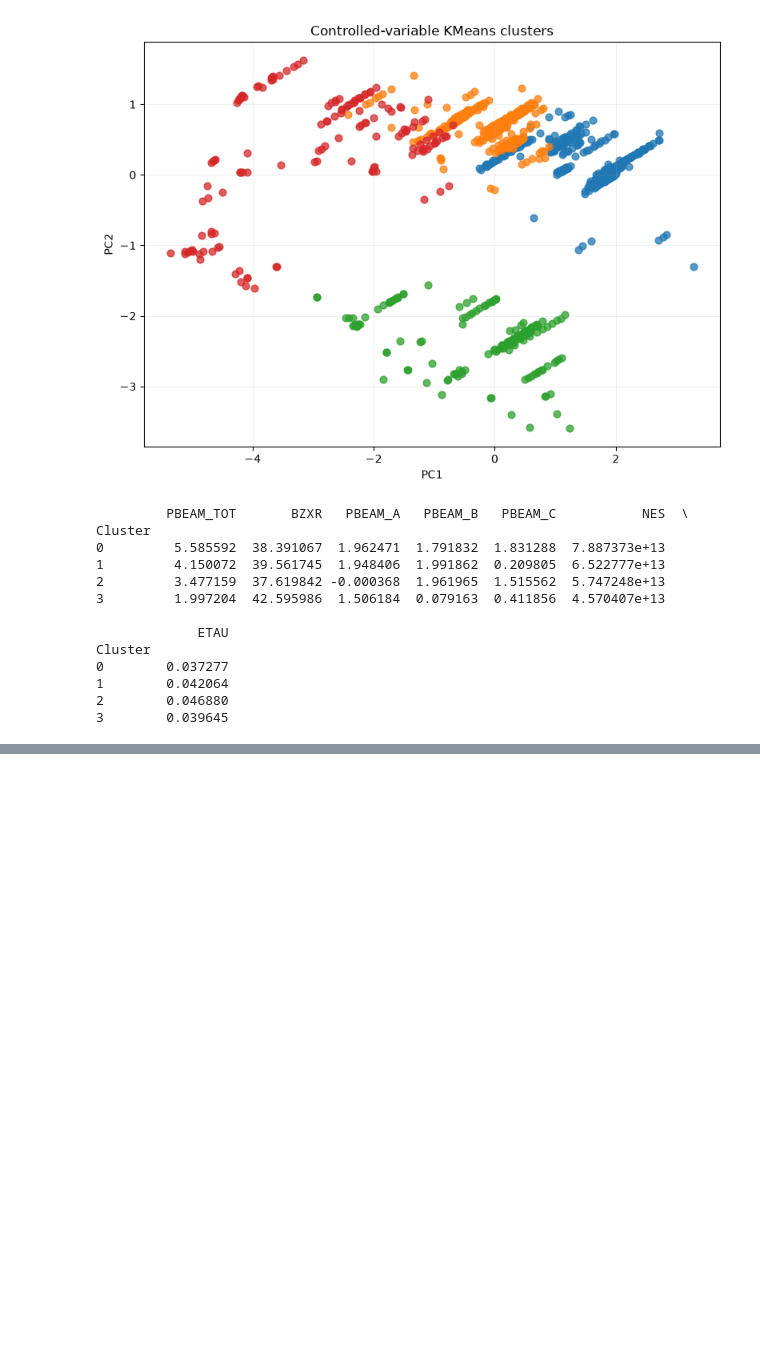
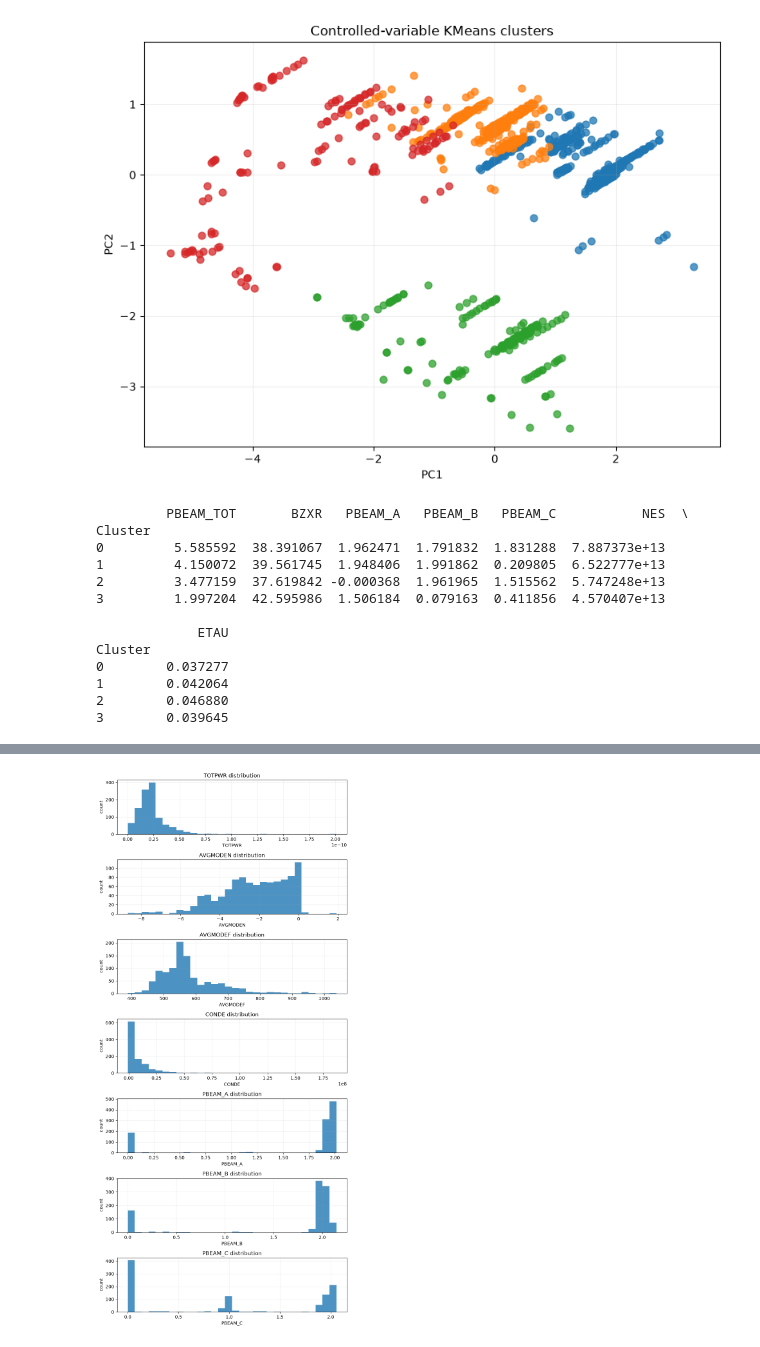
Before and after one commit to aldensantoso/electron_thermal_transport, a Jupyter notebook: 02_data_preprocessing.ipynb, the cells around one changed output, grey strips where cells are left out. Cells and saved outputs as stored; diff of their text form; code cells hidden in the pictures; blank space fills up the shorter version.

```diff
--- a/02_data_preprocessing.ipynb
+++ b/02_data_preprocessing.ipynb
@@ -34,12 +72,6 @@ Target column: tau_e
 # %%
 # Cell 2: variable distributions, correlation matrix, and controlled-feature KMeans summary
-import matplotlib.pyplot as plt
-import seaborn as sns
-import numpy as np
-import pandas as pd
-from sklearn.preprocessing import StandardScaler
-from sklearn.decomposition import PCA
-from sklearn.cluster import KMeans
+
 
 # 1) distributions for the chosen controlled variables
 fig, axes = plt.subplots(len(controlled_features), 1, figsize=(8, 2.5 * len(controlled_features)))
@@ -48,7 +80,7 @@ if len(controlled_features) == 1:
     axes = [axes]
 
 for ax, col in zip(axes, controlled_features):
-    df_clean[col].dropna().plot(kind="hist", bins=30, ax=ax, alpha=0.8)
+    df_clean_controlled[col].dropna().plot(kind="hist", bins=30, ax=ax, alpha=0.8)
     ax.set_title(f"{col} distribution")
     ax.set_xlabel(col)
     ax.set_ylabel("count")
@@ -58,7 +90,7 @@ plt.tight_layout()
 plt.show()
 
 # 2) correlation matrix for the chosen controlled variables
-corr = df_clean[controlled_features].corr(method = "spearman")
+corr = df_clean_controlled[controlled_features].corr(method = "spearman")
 
 fig, ax = plt.subplots(figsize=(10, 8))
 sns.heatmap(
@@ -76,7 +108,7 @@ plt.tight_layout()
 plt.show()
 
 # 3) canonical KMeans clustering summary for the chosen controlled variables
-X = df_clean[controlled_features].copy()
+X = df_clean_controlled[controlled_features].copy()
 X = X.replace([np.inf, -np.inf], np.nan).dropna()
 
 scaler = StandardScaler()
@@ -103,7 +135,7 @@ plt.show()
 
 # summary table by cluster
 cluster_summary = (
-    df_clean.loc[X.index]
+    df_clean_controlled.loc[X.index]
     .assign(Cluster=labels)
     .groupby("Cluster")[controlled_features + ["ETAU"]]
     .mean()
@@ -129,0 +189,75 @@ Cluster
+# %%
+# Cell 2: variable distributions, correlation matrix, and controlled-feature KMeans summary
+
+
+# 1) distributions for the chosen controlled variables
+fig, axes = plt.subplots(len(mode_features), 1, figsize=(8, 2.5 * len(mode_features)))
+
+if len(mode_features) == 1:
+    axes = [axes]
+
+for ax, col in zip(axes, mode_features):
+    df_clean_mode[col].dropna().plot(kind="hist", bins=30, ax=ax, alpha=0.8)
+    ax.set_title(f"{col} distribution")
+    ax.set_xlabel(col)
+    ax.set_ylabel("count")
+    ax.grid(alpha=0.2)
+
+plt.tight_layout()
+plt.show()
+
+# 2) correlation matrix for the chosen controlled variables
+corr = df_clean_mode[mode_features].corr(method = "spearman")
+
+fig, ax = plt.subplots(figsize=(10, 8))
+sns.heatmap(
+    corr,
+    annot=True,
+    cmap="coolwarm",
+    vmin=-1,
+    vmax=1,
+    fmt=".2f",
+    linewidths=0.5,
+    ax=ax
+)
+ax.set_title("Controlled-variable correlation matrix")
+plt.tight_layout()
+plt.show()
+
+# 3) canonical KMeans clustering summary for the chosen controlled variables
+X = df_clean_mode[mode_features].copy()
+X = X.replace([np.inf, -np.inf], np.nan).dropna()
+
+scaler = StandardScaler()
+X_scaled = scaler.fit_transform(X)
+
+pca = PCA(n_components=2, random_state=42)
+X_pca = pca.fit_transform(X_scaled)
+
+km = KMeans(n_clusters=4, random_state=42, n_init=25)
+labels = km.fit_predict(X_scaled)
+
+# plot KMeans clusters in PCA space
+fig, ax = plt.subplots(figsize=(8, 6))
+for cl in np.unique(labels):
+    mask = labels == cl
+    ax.scatter(X_pca[mask, 0], X_pca[mask, 1], s=40, alpha=0.75)
+
+ax.set_title("Controlled-variable KMeans clusters")
+ax.set_xlabel("PC1")
+ax.set_ylabel("PC2")
+ax.grid(alpha=0.2)
+plt.tight_layout()
+plt.show()
+
+# summary table by cluster
+cluster_summary = (
+    df_clean_mode.loc[X.index]
+    .assign(Cluster=labels)
+    .groupby("Cluster")[mode_features + ["ETAU"]]
+    .mean()
+)
+
+print(cluster_summary)
+# %% [output]
+[figure, added]
```
Also changed, not shown: parts of 5 cells of this notebook, 2 other files.
